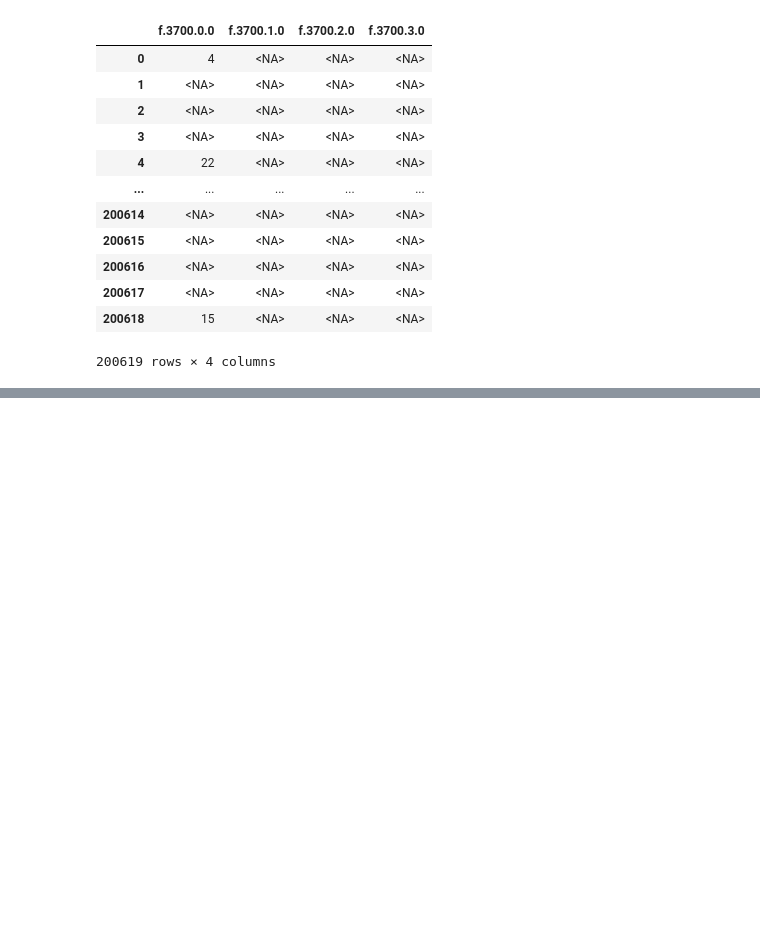
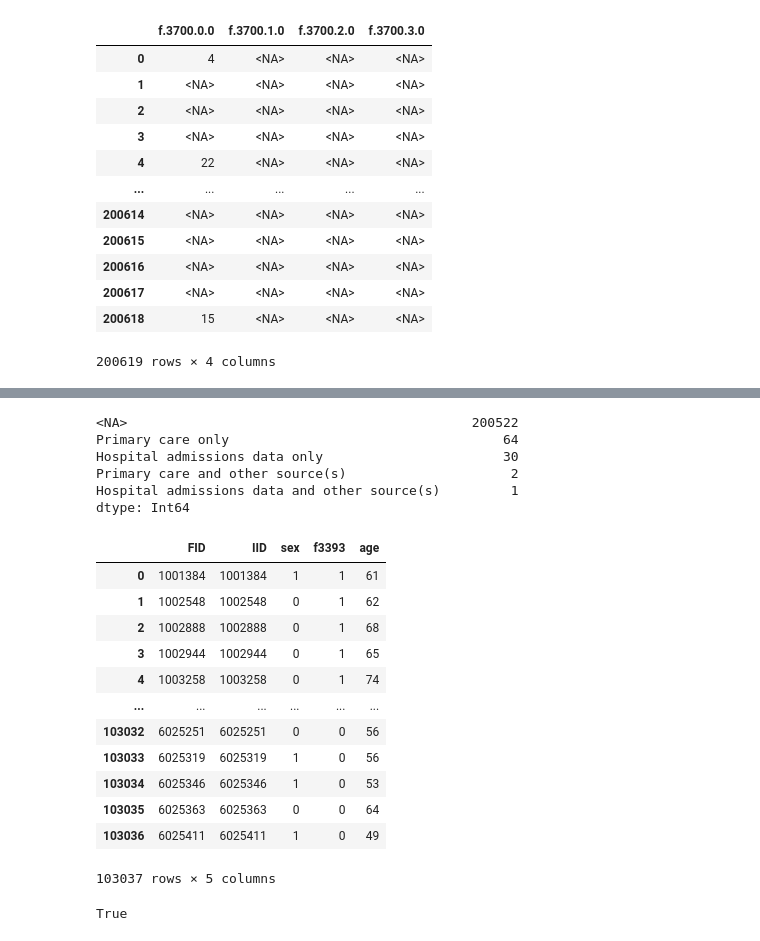
Before and after one commit to statgenetics/UKBB_GWAS_dev, a Jupyter notebook: workflow/051822_ARHI_sex_interaction.ipynb, the cells around one changed output, grey strips where cells are left out. Drawn from its saved outputs; the diff is of its cells as text; code cells hidden in the pictures; blank space fills up the shorter version.

```diff
--- a/workflow/051822_ARHI_sex_interaction.ipynb
+++ b/workflow/051822_ARHI_sex_interaction.ipynb
@@ -1069,0 +1299,32 @@ df[time_last_menstrual]
+# %%
+df[L66].stack(dropna=False).value_counts(dropna=False)
+# %% [output]
+<NA>                                            200522
+Primary care only                                   64
+Hospital admissions data only                       30
+Primary care and other source(s)                     2
+Hospital admissions data and other source(s)         1
+dtype: Int64
+# %%
+# Union the ARHI trait samples
+file = "/home/gl2776/UKBiobank/phenotype_files/hearing_impairment/090321_UKBB_Hearing_aid_f3393_expandedwhite_6436cases_96601ctrl"
+phe = pd.read_csv(file,header=0,sep="\t")
+phe
+# %% [output]
+|  | FID | IID | sex | f3393 | age |
+| 0 | 1001384 | 1001384 | 1 | 1 | 61 |
+| 1 | 1002548 | 1002548 | 0 | 1 | 62 |
+| 2 | 1002888 | 1002888 | 0 | 1 | 68 |
+| 3 | 1002944 | 1002944 | 0 | 1 | 65 |
+| 4 | 1003258 | 1003258 | 0 | 1 | 74 |
+| ... | ... | ... | ... | ... | ... |
+| 103032 | 6025251 | 6025251 | 0 | 0 | 56 |
+| 103033 | 6025319 | 6025319 | 1 | 0 | 56 |
+| 103034 | 6025346 | 6025346 | 1 | 0 | 53 |
+| 103035 | 6025363 | 6025363 | 0 | 0 | 64 |
+| 103036 | 6025411 | 6025411 | 1 | 0 | 49 |
+103037 rows × 5 columns
+# %%
+phe.FID.equals(phe.IID)
+# %% [output]
+True
```
Also changed, not shown: parts of 30 cells of this notebook.
